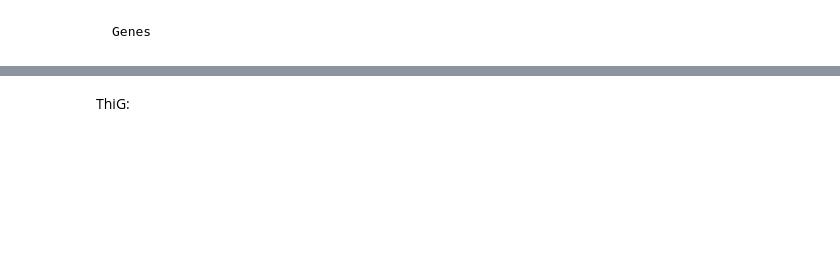
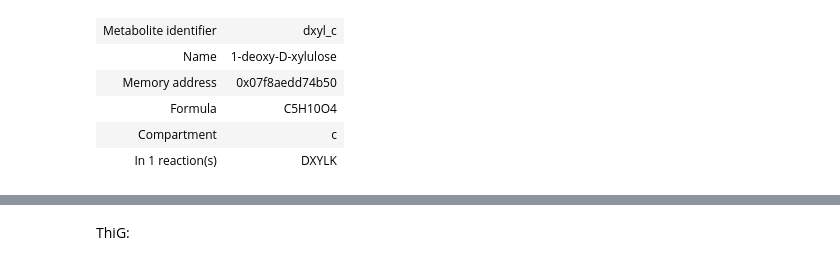
Before and after one commit to netza2/Tesis, a Jupyter notebook: Reacciones cobra.ipynb, the cells around one changed output, grey strips where cells are left out. Drawn from its saved outputs; the diff is of its cells as text; code cells hidden in the pictures; blank space fills up the shorter version.

```diff
--- a/Reacciones cobra.ipynb
+++ b/Reacciones cobra.ipynb
@@ -8,3 +6,9 @@ eco = cobra.test.create_test_model('ecoli')
-# %% [markdown]
-
-    Genes
+# %%
+eco.metabolites.get_by_id('dxyl_c')
+# %% [output]
+| Metabolite identifier | dxyl_c |
+| Name | 1-deoxy-D-xylulose |
+| Memory address | 0x07f8aedd74b50 |
+| Formula | C5H10O4 |
+| Compartment | c |
+| In 1 reaction(s) | DXYLK |
```
Also changed, not shown: parts of 8 cells of this notebook.
